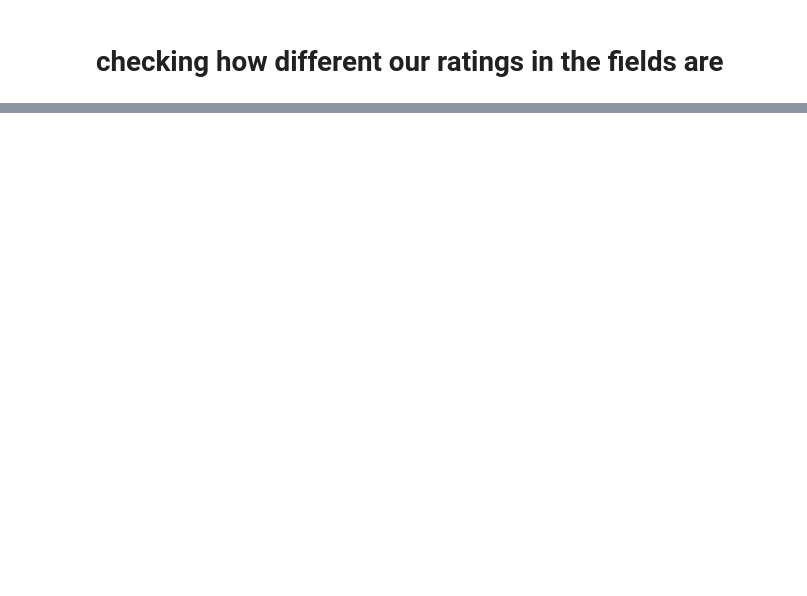
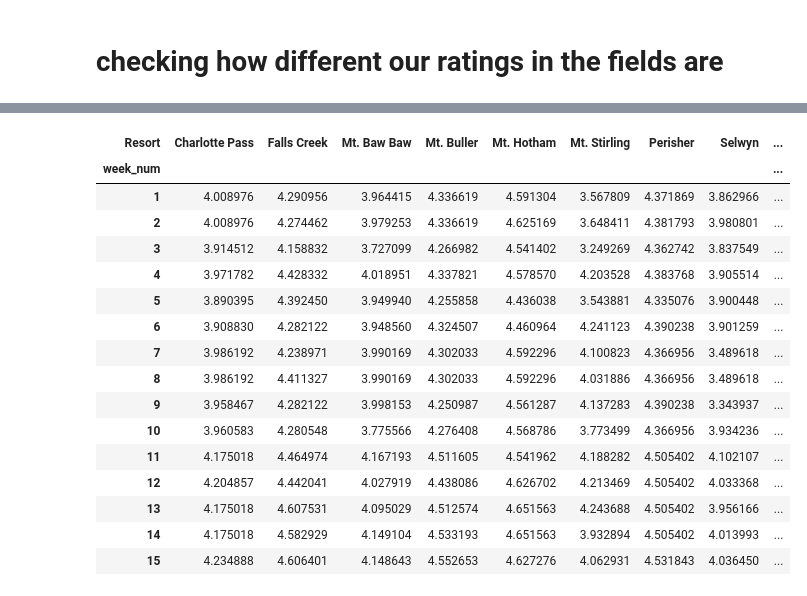
Before and after one commit to affogato-lab/datathon-braincells, a Jupyter notebook: cleaning_review.ipynb, the cells around one changed output, grey strips where cells are left out. Cells and saved outputs as stored; diff of their text form; code cells hidden in the pictures; blank space fills up the shorter version.

```diff
--- a/cleaning_review.ipynb
+++ b/cleaning_review.ipynb
@@ -307,0 +626,9 @@ Selwyn and Thredbo have different distributions in ratings
+# %%
+test_df = pd.DataFrame({
+    X.columns[i] : test_df[X.columns[i]].values for i in range(len(X.columns))
+})
+# %%
+test_pool = Pool(test_df, cat_features=['Resort', 'week_num', 'Price'])
+train_pool = Pool(X, y, cat_features=['Resort', 'week_num', 'Price'])
+model.fit(train_pool)
+y = model.predict(test_pool)
@@ -307,0 +673,2 @@ Selwyn and Thredbo have different distributions in ratings
+# %%
+test_df['Rating'] = y
@@ -307,0 +684,2 @@ Selwyn and Thredbo have different distributions in ratings
+# %%
+ratings = test_df.pivot(index='week_num', columns='Resort', values='Rating')
@@ -307,0 +688,20 @@ Selwyn and Thredbo have different distributions in ratings
+# %%
+ratings
+# %% [output]
+| Resort | Charlotte Pass | Falls Creek | Mt. Baw Baw | Mt. Buller | Mt. Hotham | Mt. Stirling | Perisher | Selwyn | ... |
+| week_num |  |  |  |  |  |  |  |  | ... |
+| 1 | 4.008976 | 4.290956 | 3.964415 | 4.336619 | 4.591304 | 3.567809 | 4.371869 | 3.862966 | ... |
+| 2 | 4.008976 | 4.274462 | 3.979253 | 4.336619 | 4.625169 | 3.648411 | 4.381793 | 3.980801 | ... |
+| 3 | 3.914512 | 4.158832 | 3.727099 | 4.266982 | 4.541402 | 3.249269 | 4.362742 | 3.837549 | ... |
+| 4 | 3.971782 | 4.428332 | 4.018951 | 4.337821 | 4.578570 | 4.203528 | 4.383768 | 3.905514 | ... |
+| 5 | 3.890395 | 4.392450 | 3.949940 | 4.255858 | 4.436038 | 3.543881 | 4.335076 | 3.900448 | ... |
+| 6 | 3.908830 | 4.282122 | 3.948560 | 4.324507 | 4.460964 | 4.241123 | 4.390238 | 3.901259 | ... |
+| 7 | 3.986192 | 4.238971 | 3.990169 | 4.302033 | 4.592296 | 4.100823 | 4.366956 | 3.489618 | ... |
+| 8 | 3.986192 | 4.411327 | 3.990169 | 4.302033 | 4.592296 | 4.031886 | 4.366956 | 3.489618 | ... |
+| 9 | 3.958467 | 4.282122 | 3.998153 | 4.250987 | 4.561287 | 4.137283 | 4.390238 | 3.343937 | ... |
+| 10 | 3.960583 | 4.280548 | 3.775566 | 4.276408 | 4.568786 | 3.773499 | 4.366956 | 3.934236 | ... |
+| 11 | 4.175018 | 4.464974 | 4.167193 | 4.511605 | 4.541962 | 4.188282 | 4.505402 | 4.102107 | ... |
+| 12 | 4.204857 | 4.442041 | 4.027919 | 4.438086 | 4.626702 | 4.213469 | 4.505402 | 4.033368 | ... |
+| 13 | 4.175018 | 4.607531 | 4.095029 | 4.512574 | 4.651563 | 4.243688 | 4.505402 | 3.956166 | ... |
+| 14 | 4.175018 | 4.582929 | 4.149104 | 4.533193 | 4.651563 | 3.932894 | 4.505402 | 4.013993 | ... |
+| 15 | 4.234888 | 4.606401 | 4.148643 | 4.552653 | 4.627276 | 4.062931 | 4.531843 | 4.036450 | ... |
```
Also changed, not shown: parts of 62 cells of this notebook.
